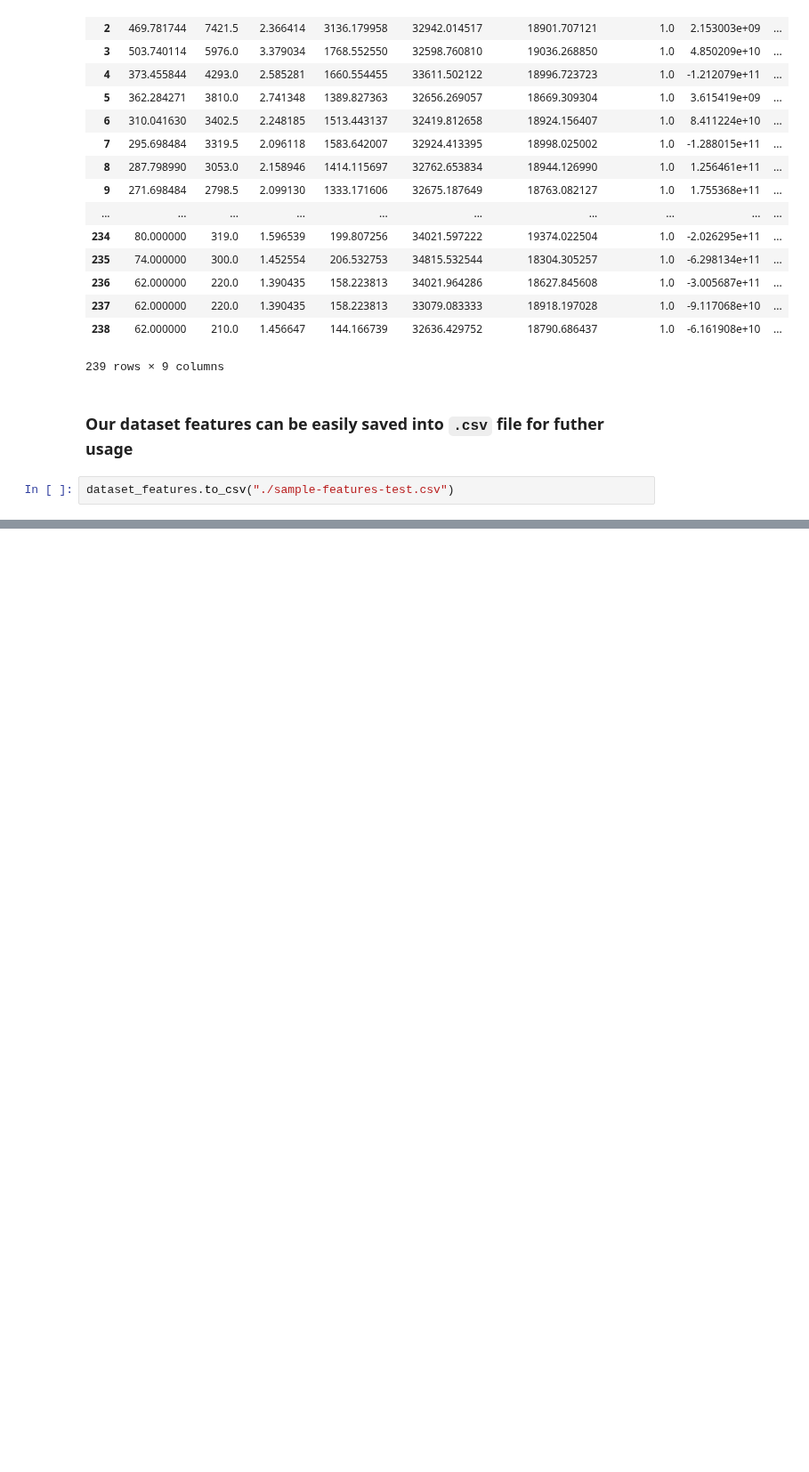
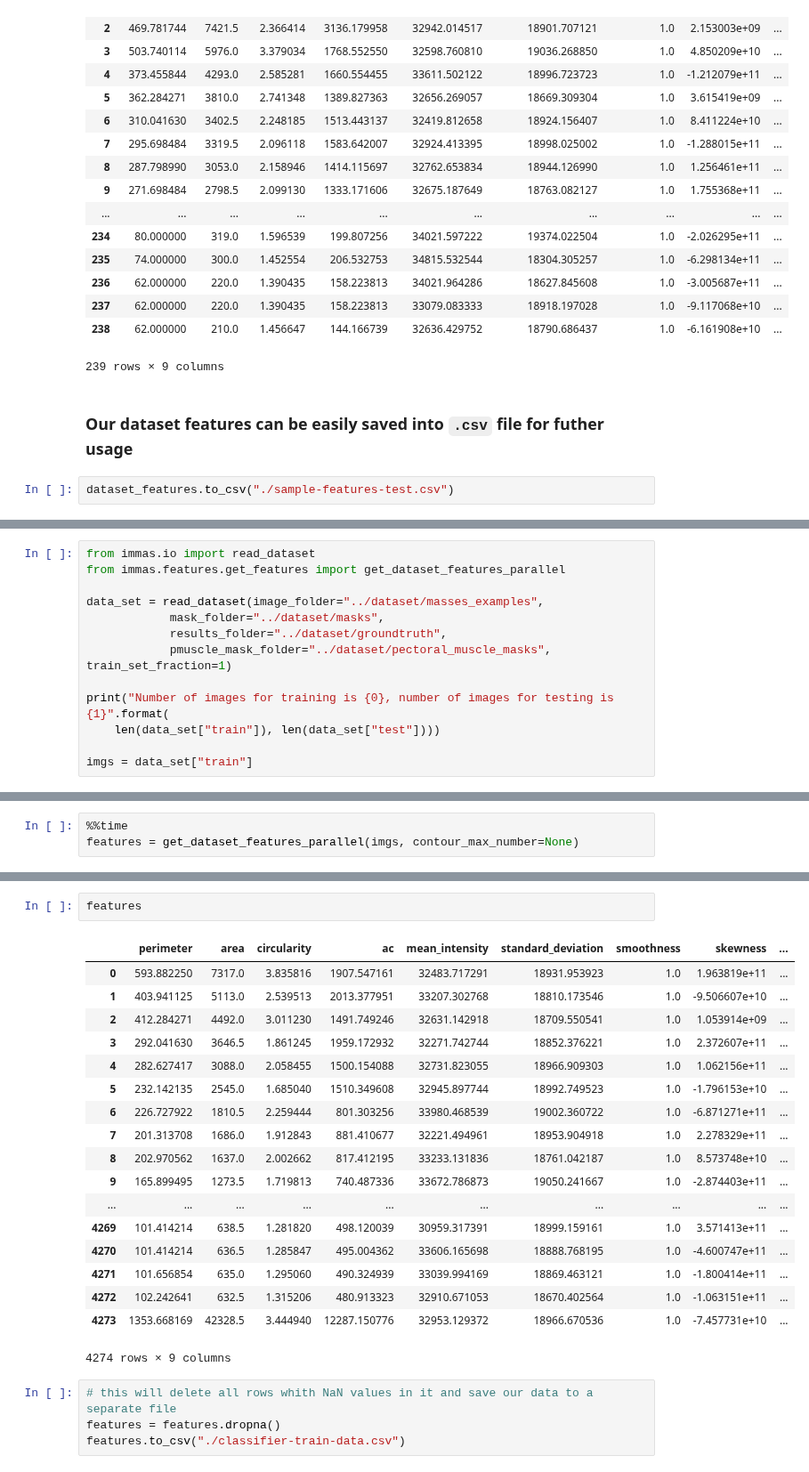
Before and after one commit to OlehKSS/IMMAS, a Jupyter notebook: examples/Features.ipynb, the cells around one changed output, grey strips where cells are left out. Shown at 89% size. Saved outputs shown, nothing was run; the diff lists cells and outputs as text; blank space fills up the shorter version.

Commit message:
Data for all features. Area limitation was added. (#111)
* Data for all features. Area limitation was added.

* fix of min ROI area

```diff
--- a/examples/Features.ipynb
+++ b/examples/Features.ipynb
@@ -281,0 +286,13 @@ dataset_features.to_csv("./sample-features-test.csv")
+# %%
+from immas.io import read_dataset
+from immas.features.get_features import get_dataset_features_parallel
+
+data_set = read_dataset(image_folder="../dataset/masses_examples",
+            mask_folder="../dataset/masks",
+            results_folder="../dataset/groundtruth",
+            pmuscle_mask_folder="../dataset/pectoral_muscle_masks", train_set_fraction=1)
+
+print("Number of images for training is {0}, number of images for testing is {1}".format(
+    len(data_set["train"]), len(data_set["test"])))
+
+imgs = data_set["train"]
@@ -281,0 +306,3 @@ dataset_features.to_csv("./sample-features-test.csv")
+# %%
+%%time
+features = get_dataset_features_parallel(imgs, contour_max_number=None)
@@ -281,0 +312,25 @@ dataset_features.to_csv("./sample-features-test.csv")
+# %%
+features
+# %% [output]
+|  | perimeter | area | circularity | ac | mean_intensity | standard_deviation | smoothness | skewness | ... |
+| 0 | 593.882250 | 7317.0 | 3.835816 | 1907.547161 | 32483.717291 | 18931.953923 | 1.0 | 1.963819e+11 | ... |
+| 1 | 403.941125 | 5113.0 | 2.539513 | 2013.377951 | 33207.302768 | 18810.173546 | 1.0 | -9.506607e+10 | ... |
+| 2 | 412.284271 | 4492.0 | 3.011230 | 1491.749246 | 32631.142918 | 18709.550541 | 1.0 | 1.053914e+09 | ... |
+| 3 | 292.041630 | 3646.5 | 1.861245 | 1959.172932 | 32271.742744 | 18852.376221 | 1.0 | 2.372607e+11 | ... |
+| 4 | 282.627417 | 3088.0 | 2.058455 | 1500.154088 | 32731.823055 | 18966.909303 | 1.0 | 1.062156e+11 | ... |
+| 5 | 232.142135 | 2545.0 | 1.685040 | 1510.349608 | 32945.897744 | 18992.749523 | 1.0 | -1.796153e+10 | ... |
+| 6 | 226.727922 | 1810.5 | 2.259444 | 801.303256 | 33980.468539 | 19002.360722 | 1.0 | -6.871271e+11 | ... |
+| 7 | 201.313708 | 1686.0 | 1.912843 | 881.410677 | 32221.494961 | 18953.904918 | 1.0 | 2.278329e+11 | ... |
+| 8 | 202.970562 | 1637.0 | 2.002662 | 817.412195 | 33233.131836 | 18761.042187 | 1.0 | 8.573748e+10 | ... |
+| 9 | 165.899495 | 1273.5 | 1.719813 | 740.487336 | 33672.786873 | 19050.241667 | 1.0 | -2.874403e+11 | ... |
+| ... | ... | ... | ... | ... | ... | ... | ... | ... | ... |
+| 4269 | 101.414214 | 638.5 | 1.281820 | 498.120039 | 30959.317391 | 18999.159161 | 1.0 | 3.571413e+11 | ... |
+| 4270 | 101.414214 | 636.5 | 1.285847 | 495.004362 | 33606.165698 | 18888.768195 | 1.0 | -4.600747e+11 | ... |
+| 4271 | 101.656854 | 635.0 | 1.295060 | 490.324939 | 33039.994169 | 18869.463121 | 1.0 | -1.800414e+11 | ... |
+| 4272 | 102.242641 | 632.5 | 1.315206 | 480.913323 | 32910.671053 | 18670.402564 | 1.0 | -1.063151e+11 | ... |
+| 4273 | 1353.668169 | 42328.5 | 3.444940 | 12287.150776 | 32953.129372 | 18966.670536 | 1.0 | -7.457731e+10 | ... |
+4274 rows × 9 columns
+# %%
+# this will delete all rows whith NaN values in it and save our data to a separate file
+features = features.dropna()
+features.to_csv("./classifier-train-data.csv")
```
Also changed, not shown: parts of 3 cells of this notebook, 2 other files.
